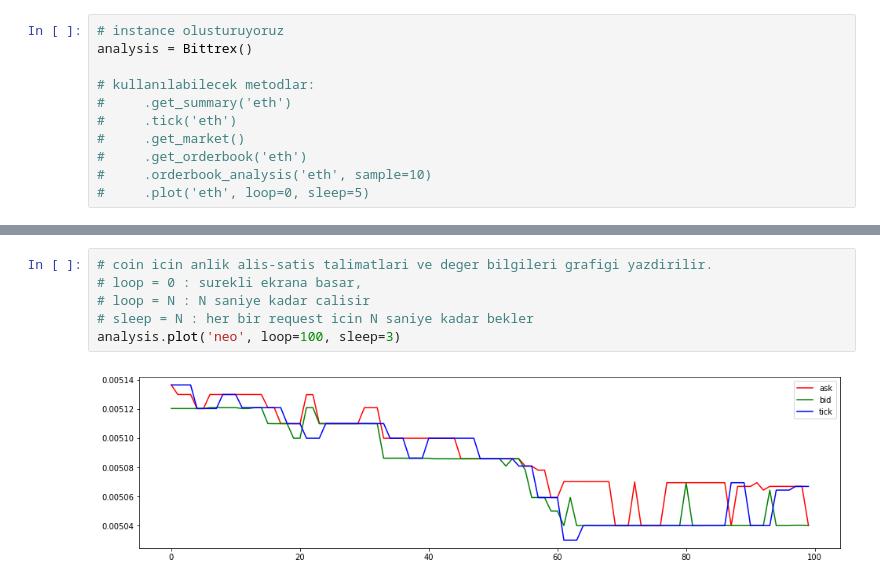
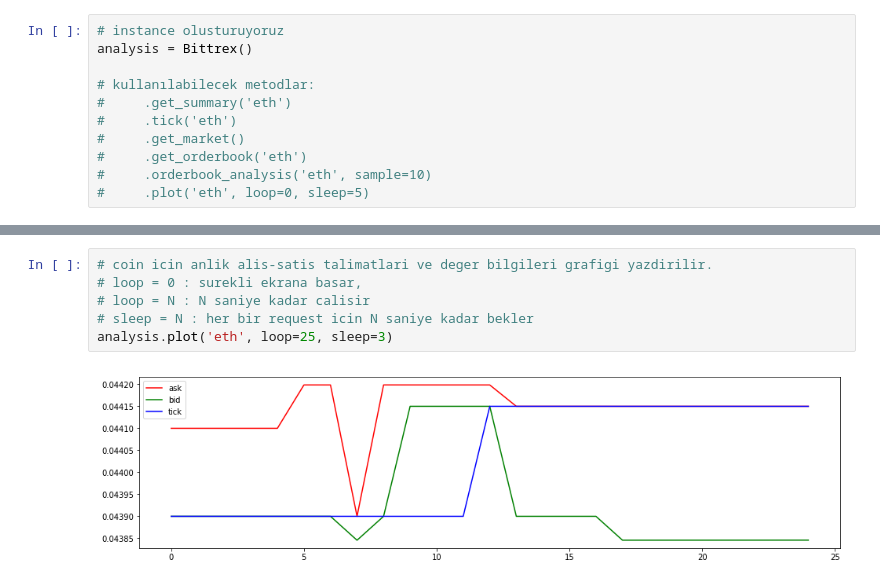
Before and after one commit to ucekmez/crypto, a Jupyter notebook: analysis.ipynb, the cells around one changed output, grey strips where cells are left out. Drawn from its saved outputs; the diff is of its cells as text.

```diff
--- a/analysis.ipynb
+++ b/analysis.ipynb
@@ -35,8 +105,8 @@ analysis.orderbook_analysis('eth', sample=10)
 # %%
 # coin icin anlik alis-satis talimatlari ve deger bilgileri grafigi yazdirilir.
 # loop = 0 : surekli ekrana basar,
 # loop = N : N saniye kadar calisir
 # sleep = N : her bir request icin N saniye kadar bekler
-analysis.plot('neo', loop=100, sleep=3)
+analysis.plot('eth', loop=25, sleep=3)
 # %% [output]
-[figure, old version]
+[figure, new version]
```
Also changed, not shown: parts of 10 cells of this notebook.
